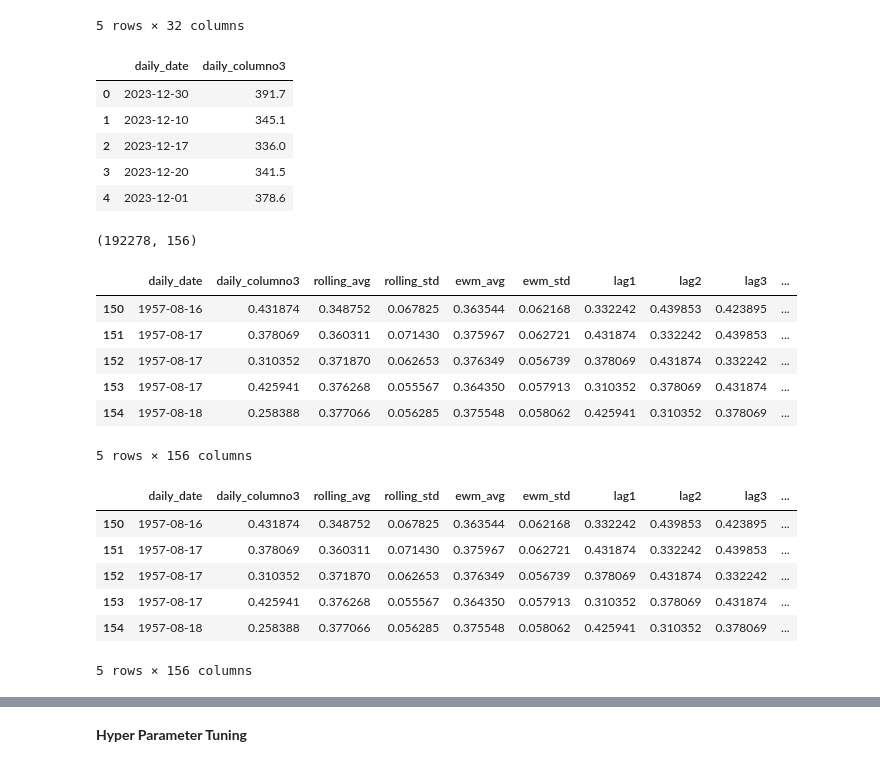
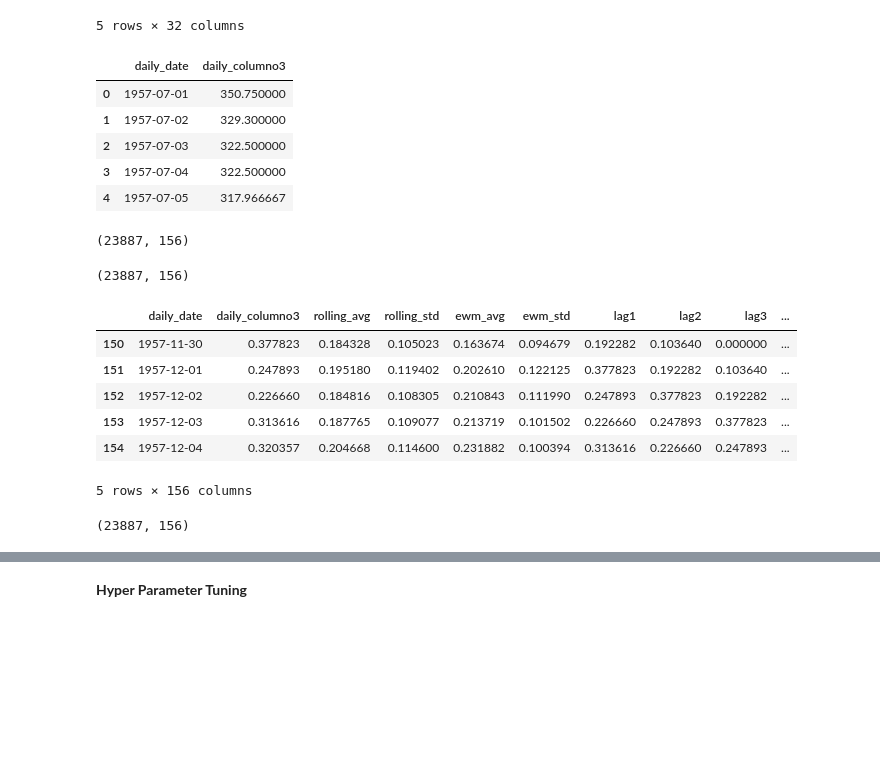
Before and after one commit to Abir784/Predictve-analysis-of-ozone-layer-using-ML, a Jupyter notebook: with_canada_dataset_GPUBASED_Reggressors..ipynb, the cells around one changed output, grey strips where cells are left out. Cells and saved outputs as stored; diff of their text form; code cells hidden in the pictures; blank space fills up the shorter version.

```diff
--- a/with_canada_dataset_GPUBASED_Reggressors..ipynb
+++ b/with_canada_dataset_GPUBASED_Reggressors..ipynb
@@ -65,20 +65,28 @@ df.head()
 # %%
 df=df.drop(['Y', 'X', 'data_payload_id', 'instance_datetime', 'url', 'agency',
        'platform_type', 'platform_id', 'platform_name', 'gaw_id',
        'instrument_name', 'instrument_model', 'instrument_number',
        'monthly_date', 'monthly_stddevo3', 'monthly_npts','daily_stddevo3',
         'daily_wlcode', 'daily_obscode', 'monthly_columno3',
         'daily_utc_begin', 'daily_utc_end', 'daily_utc_mean',
        'daily_nobs', 'daily_mmu', 'daily_columnso2', 'latest_observation',
        'country', 'scientific_authority', 'version'], axis = 1)
+df = df.sort_values('daily_date', ascending=True).reset_index(drop=True)
+df = df.groupby('daily_date').mean(numeric_only=True).reset_index()
+
+
 df.head()
 # %% [output]
 |  | daily_date | daily_columno3 |
-| 0 | 2023-12-30 | 391.7 |
-| 1 | 2023-12-10 | 345.1 |
-| 2 | 2023-12-17 | 336.0 |
-| 3 | 2023-12-20 | 341.5 |
-| 4 | 2023-12-01 | 378.6 |
+| 0 | 1957-07-01 | 350.750000 |
+| 1 | 1957-07-02 | 329.300000 |
+| 2 | 1957-07-03 | 322.500000 |
+| 3 | 1957-07-04 | 322.500000 |
+| 4 | 1957-07-05 | 317.966667 |
+# %%
+df.shape
+# %% [output]
+(23887, 156)
 # %%
 # df['daily_date'] = pd.to_datetime(df['daily_date'], format='%d-%m-%y')
 
@@ -100,13 +108,13 @@ df.drop_duplicates(inplace=True)
 print(df.shape)
 df.head()
 # %% [output]
-(192278, 156)
+(23887, 156)
 |  | daily_date | daily_columno3 | rolling_avg | rolling_std | ewm_avg | ewm_std | lag1 | lag2 | lag3 | ... |
-| 150 | 1957-08-16 | 0.431874 | 0.348752 | 0.067825 | 0.363544 | 0.062168 | 0.332242 | 0.439853 | 0.423895 | ... |
-| 151 | 1957-08-17 | 0.378069 | 0.360311 | 0.071430 | 0.375967 | 0.062721 | 0.431874 | 0.332242 | 0.439853 | ... |
-| 152 | 1957-08-17 | 0.310352 | 0.371870 | 0.062653 | 0.376349 | 0.056739 | 0.378069 | 0.431874 | 0.332242 | ... |
-| 153 | 1957-08-17 | 0.425941 | 0.376268 | 0.055567 | 0.364350 | 0.057913 | 0.310352 | 0.378069 | 0.431874 | ... |
-| 154 | 1957-08-18 | 0.258388 | 0.377066 | 0.056285 | 0.375548 | 0.058062 | 0.425941 | 0.310352 | 0.378069 | ... |
+| 150 | 1957-11-30 | 0.377823 | 0.184328 | 0.105023 | 0.163674 | 0.094679 | 0.192282 | 0.103640 | 0.000000 | ... |
+| 151 | 1957-12-01 | 0.247893 | 0.195180 | 0.119402 | 0.202610 | 0.122125 | 0.377823 | 0.192282 | 0.103640 | ... |
+| 152 | 1957-12-02 | 0.226660 | 0.184816 | 0.108305 | 0.210843 | 0.111990 | 0.247893 | 0.377823 | 0.192282 | ... |
+| 153 | 1957-12-03 | 0.313616 | 0.187765 | 0.109077 | 0.213719 | 0.101502 | 0.226660 | 0.247893 | 0.377823 | ... |
+| 154 | 1957-12-04 | 0.320357 | 0.204668 | 0.114600 | 0.231882 | 0.100394 | 0.313616 | 0.226660 | 0.247893 | ... |
 5 rows × 156 columns
 # %%
 
@@ -123,13 +131,7 @@ X_train, X_test, y_train, y_test = train_test_split(X, y, test_size=0.2, shuffle
 # %%
 df.head()
 # %% [output]
-|  | daily_date | daily_columno3 | rolling_avg | rolling_std | ewm_avg | ewm_std | lag1 | lag2 | lag3 | ... |
-| 150 | 1957-08-16 | 0.431874 | 0.348752 | 0.067825 | 0.363544 | 0.062168 | 0.332242 | 0.439853 | 0.423895 | ... |
-| 151 | 1957-08-17 | 0.378069 | 0.360311 | 0.071430 | 0.375967 | 0.062721 | 0.431874 | 0.332242 | 0.439853 | ... |
-| 152 | 1957-08-17 | 0.310352 | 0.371870 | 0.062653 | 0.376349 | 0.056739 | 0.378069 | 0.431874 | 0.332242 | ... |
-| 153 | 1957-08-17 | 0.425941 | 0.376268 | 0.055567 | 0.364350 | 0.057913 | 0.310352 | 0.378069 | 0.431874 | ... |
-| 154 | 1957-08-18 | 0.258388 | 0.377066 | 0.056285 | 0.375548 | 0.058062 | 0.425941 | 0.310352 | 0.378069 | ... |
-5 rows × 156 columns
+(23887, 156)
 # %%
 import torch
 import torch.nn as nn
```
Also changed, not shown: parts of 3 cells of this notebook, 4 other files.
